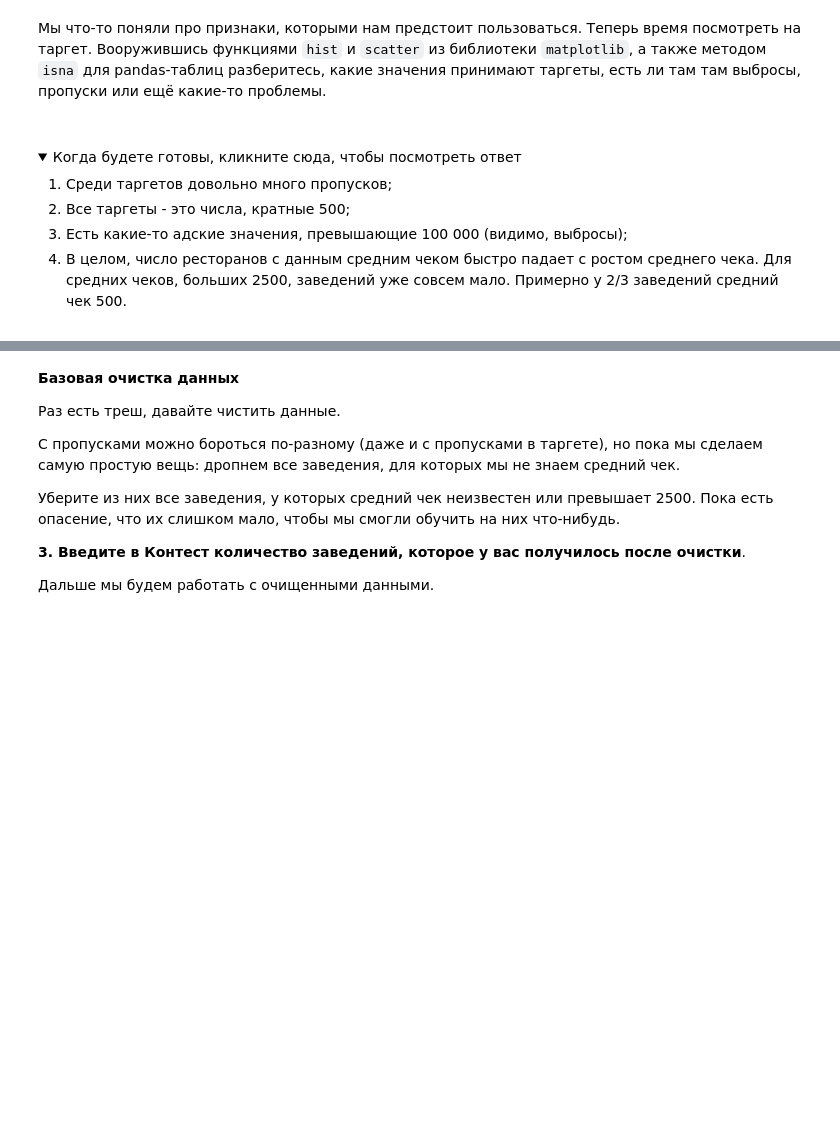
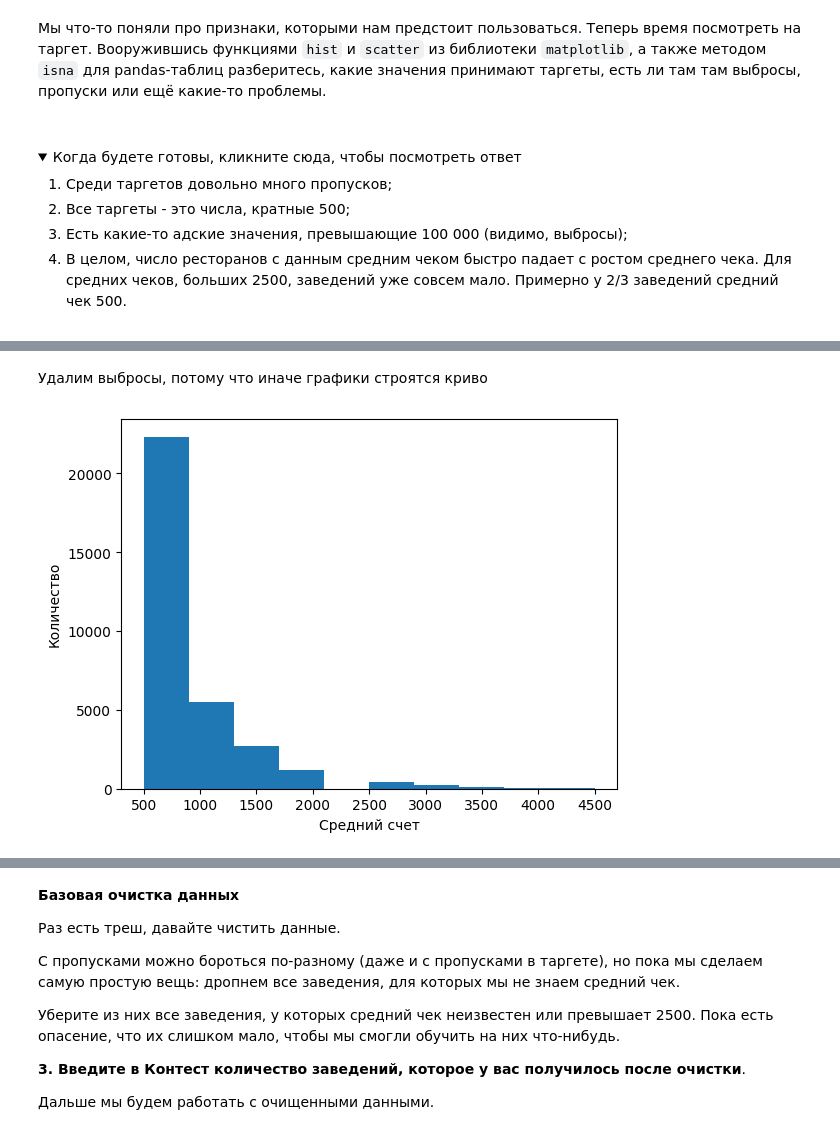
Before and after one commit to touge13/yandexHandbookML, a Jupyter notebook: 1-introML/introML.ipynb, the cells around one changed output, grey strips where cells are left out. Saved outputs shown, nothing was run; the diff lists cells and outputs as text; code cells hidden in the pictures; folded sections open; blank space fills up the shorter version.

```diff
--- a/1-introML/introML.ipynb
+++ b/1-introML/introML.ipynb
@@ -196,3 +194,5 @@ base = '/home/avalur/autohw/'
+# %%
+base = '../1-introML/datasets/'
 # %%
 data = pd.read_csv(base + 'organisations.csv')
 features = pd.read_csv(base + 'features.csv')
@@ -259,0 +340,11 @@ rubric_dict
+# %% [markdown]
+Удалим выбросы, потому что иначе графики строятся криво
+# %%
+clean_data = data[(data.average_bill < 5000) & data.average_bill.notna()]
+# %%
+plt.hist(clean_data.average_bill)
+plt.xlabel('Средний счет')
+plt.ylabel('Количество')
+plt.show()
+# %% [output]
+[figure, added]
```
Also changed, not shown: parts of 19 cells of this notebook, 5 other files.
